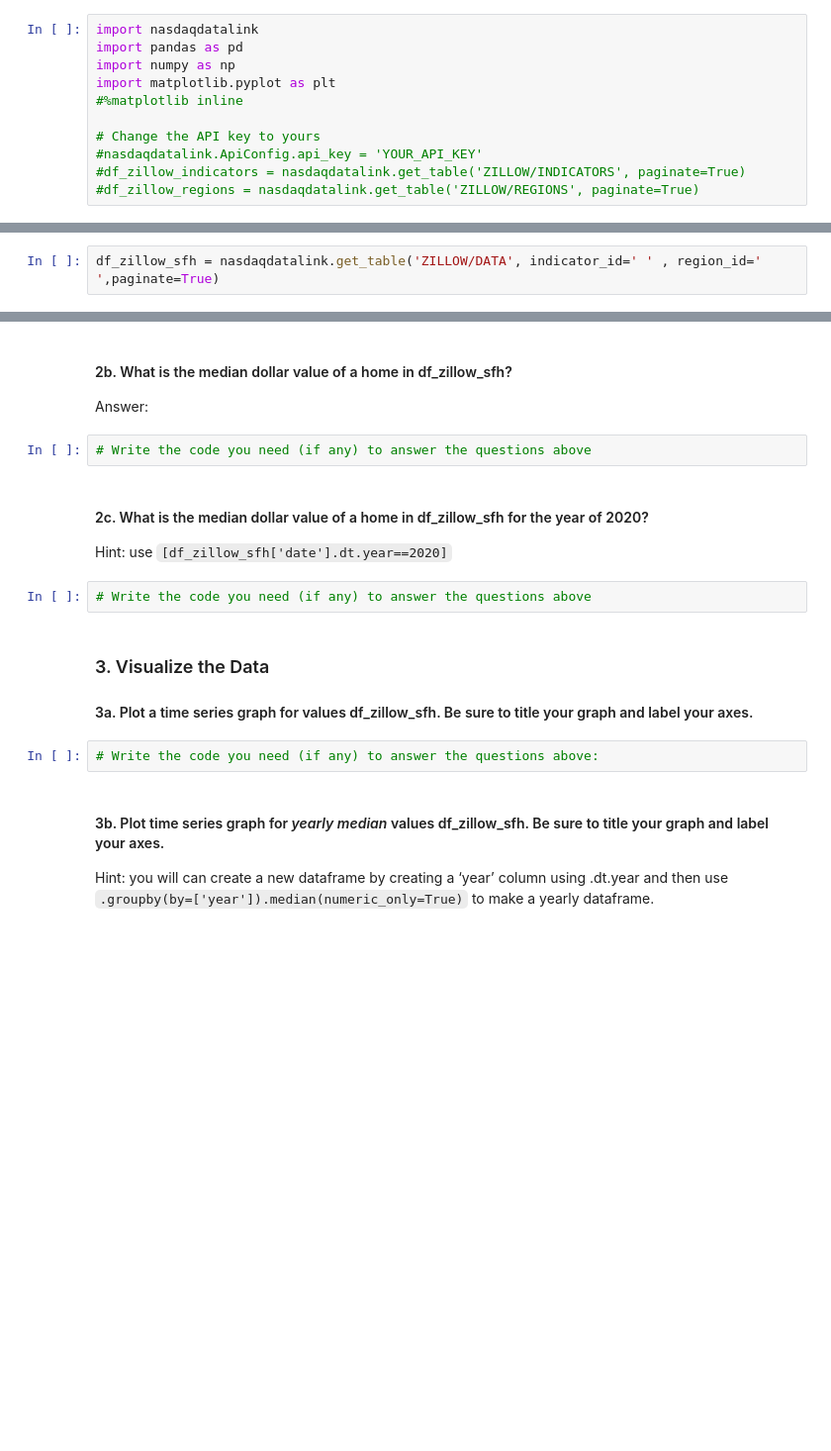
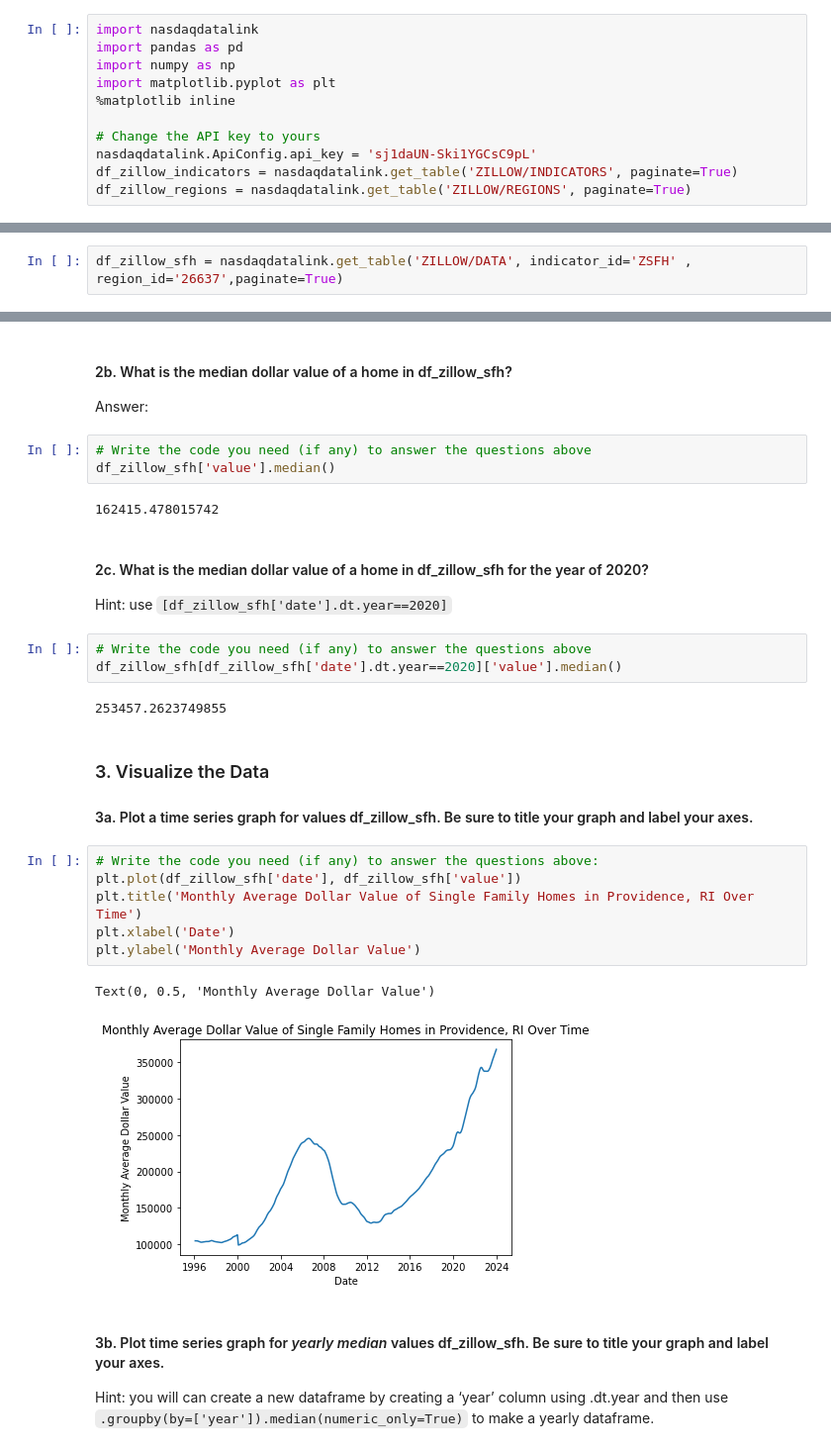
Before and after one commit to nadyatan21/ECON1620-Spring2024, a Jupyter notebook: Homework1_notebook.ipynb, the cells around one changed output, grey strips where cells are left out. Shown at 99% size. Drawn from its saved outputs; the diff is of its cells as text; blank space fills up the shorter version.

```diff
--- a/Homework1_notebook.ipynb
+++ b/Homework1_notebook.ipynb
@@ -69,12 +67,12 @@ import nasdaqdatalink
 import pandas as pd
 import numpy as np
 import matplotlib.pyplot as plt
-#%matplotlib inline
+%matplotlib inline
 
 # Change the API key to yours
-#nasdaqdatalink.ApiConfig.api_key = 'YOUR_API_KEY'
-#df_zillow_indicators = nasdaqdatalink.get_table('ZILLOW/INDICATORS', paginate=True)
-#df_zillow_regions = nasdaqdatalink.get_table('ZILLOW/REGIONS', paginate=True)
+nasdaqdatalink.ApiConfig.api_key = 'sj1daUN-Ski1YGCsC9pL'
+df_zillow_indicators = nasdaqdatalink.get_table('ZILLOW/INDICATORS', paginate=True)
+df_zillow_regions = nasdaqdatalink.get_table('ZILLOW/REGIONS', paginate=True)
 # %% [markdown]
 #### 1a. What does ZHVI in the indicator descriptions stand for?
 
@@ -98,7 +119,7 @@ Answer:
 # %% [markdown]
 #### 1d. Download a dataframe the city of Providence, RI on ZHVI Single-Family Home values with the correct indicator and region IDs entered using the following line:
 # %%
-df_zillow_sfh = nasdaqdatalink.get_table('ZILLOW/DATA', indicator_id=' ' , region_id=' ',paginate=True)
+df_zillow_sfh = nasdaqdatalink.get_table('ZILLOW/DATA', indicator_id='ZSFH' , region_id='26637',paginate=True)
 # %% [markdown]
 ### 2. Descriptive statistics
 
@@ -111,18 +152,31 @@ Answer:
 Answer:
 # %%
 # Write the code you need (if any) to answer the questions above
+df_zillow_sfh['value'].median()
+# %% [output]
+162415.478015742
 # %% [markdown]
 #### 2c. What is the median dollar value of a home in df_zillow_sfh for the year of 2020?
 
 Hint: use  `[df_zillow_sfh['date'].dt.year==2020]`
 # %%
 # Write the code you need (if any) to answer the questions above
+df_zillow_sfh[df_zillow_sfh['date'].dt.year==2020]['value'].median()
+# %% [output]
+253457.2623749855
 # %% [markdown]
 ### 3. Visualize the Data
 
 #### 3a. Plot a time series graph for values df_zillow_sfh. Be sure to title your graph and label your axes.
 # %%
 # Write the code you need (if any) to answer the questions above:
+plt.plot(df_zillow_sfh['date'], df_zillow_sfh['value'])
+plt.title('Monthly Average Dollar Value of Single Family Homes in Providence, RI Over Time')
+plt.xlabel('Date')
+plt.ylabel('Monthly Average Dollar Value')
+# %% [output]
+Text(0, 0.5, 'Monthly Average Dollar Value')
+[figure, added]
 # %% [markdown]
 #### 3b. Plot time series graph for *yearly median* values df_zillow_sfh. Be sure to title your graph and label your axes.
 
```
Also changed, not shown: parts of 31 cells of this notebook, 2 other files.
